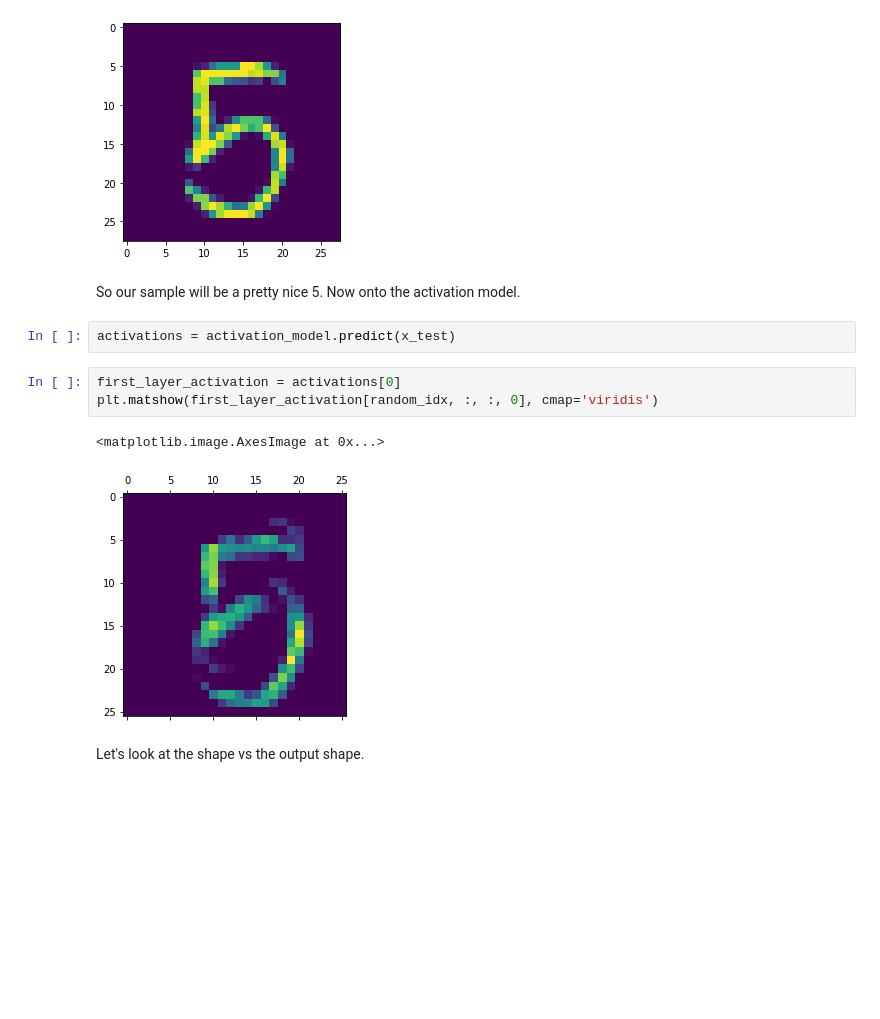
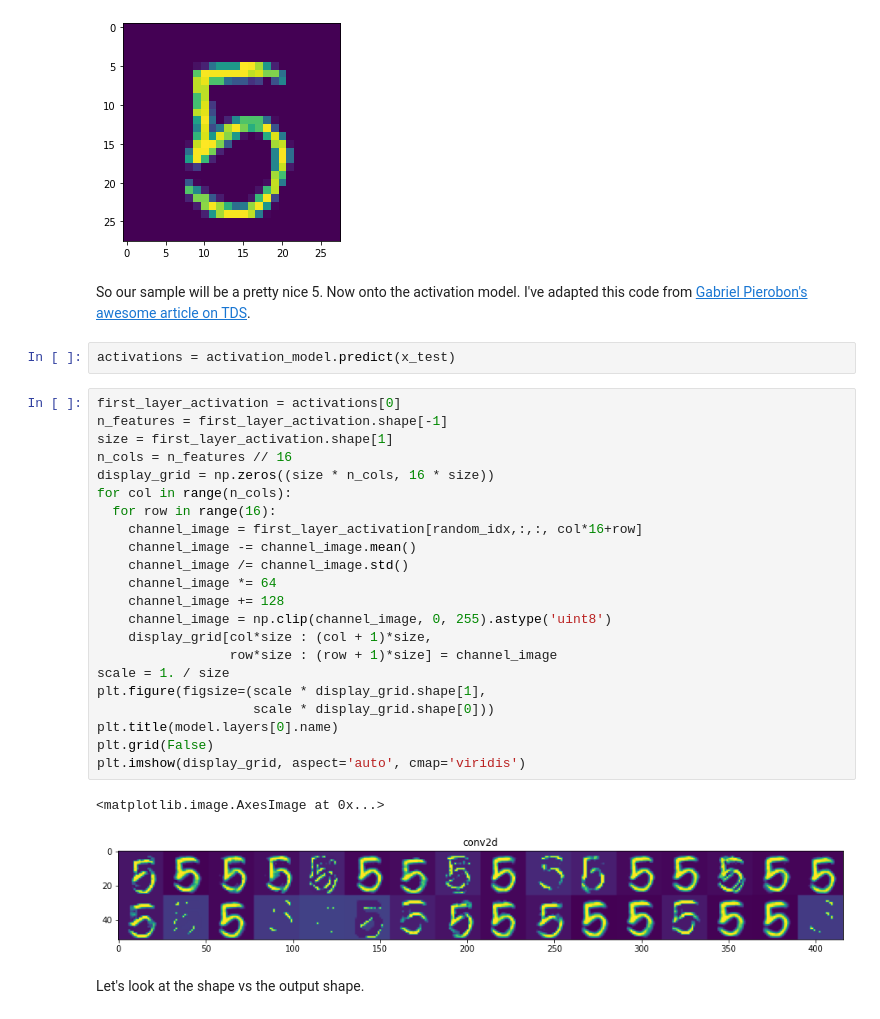
Before and after one commit to NikFloden/Art-Style-Transfer-Using-Neural-Networks, a Jupyter notebook: Milestone_2_Understanding_What_Convolutional_Neural_Networks_Learn.ipynb, the cells around one changed output. Saved outputs shown, nothing was run; the diff lists cells and outputs as text; blank space fills up the shorter version.

```diff
--- a/Milestone_2_Understanding_What_Convolutional_Neural_Networks_Learn.ipynb
+++ b/Milestone_2_Understanding_What_Convolutional_Neural_Networks_Learn.ipynb
@@ -133,15 +133,34 @@ plt.imshow(input_sample,cmap="viridis")
 <matplotlib.image.AxesImage at 0x...>
 [figure]
 # %% [markdown]
-So our sample will be a pretty nice 5. Now onto the activation model.
+So our sample will be a pretty nice 5. Now onto the activation model. I've adapted this code from [ Gabriel Pierobon's awesome article on TDS](https://towardsdatascience.com/visualizing-intermediate-activation-in-convolutional-neural-networks-with-keras-260b36d60d0).
 # %%
 activations = activation_model.predict(x_test)
-# %%
-first_layer_activation = activations[0]
-plt.matshow(first_layer_activation[random_idx, :, :, 0], cmap='viridis')
-# %% [output]
-<matplotlib.image.AxesImage at 0x...>
-[figure, removed]
+# %%
+first_layer_activation = activations[0]
+n_features = first_layer_activation.shape[-1]
+size = first_layer_activation.shape[1]
+n_cols = n_features // 16
+display_grid = np.zeros((size * n_cols, 16 * size))
+for col in range(n_cols):
+  for row in range(16):
+    channel_image = first_layer_activation[random_idx,:,:, col*16+row]
+    channel_image -= channel_image.mean()
+    channel_image /= channel_image.std()
+    channel_image *= 64
+    channel_image += 128
+    channel_image = np.clip(channel_image, 0, 255).astype('uint8')
+    display_grid[col*size : (col + 1)*size,
+                 row*size : (row + 1)*size] = channel_image
+scale = 1. / size
+plt.figure(figsize=(scale * display_grid.shape[1],
+                    scale * display_grid.shape[0]))
+plt.title(model.layers[0].name)
+plt.grid(False)
+plt.imshow(display_grid, aspect='auto', cmap='viridis')
+# %% [output]
+<matplotlib.image.AxesImage at 0x...>
+[figure, added]
 # %% [markdown]
 Let's look at the shape vs the output shape.
 # %%
```
Also changed, not shown: parts of 5 cells of this notebook.
